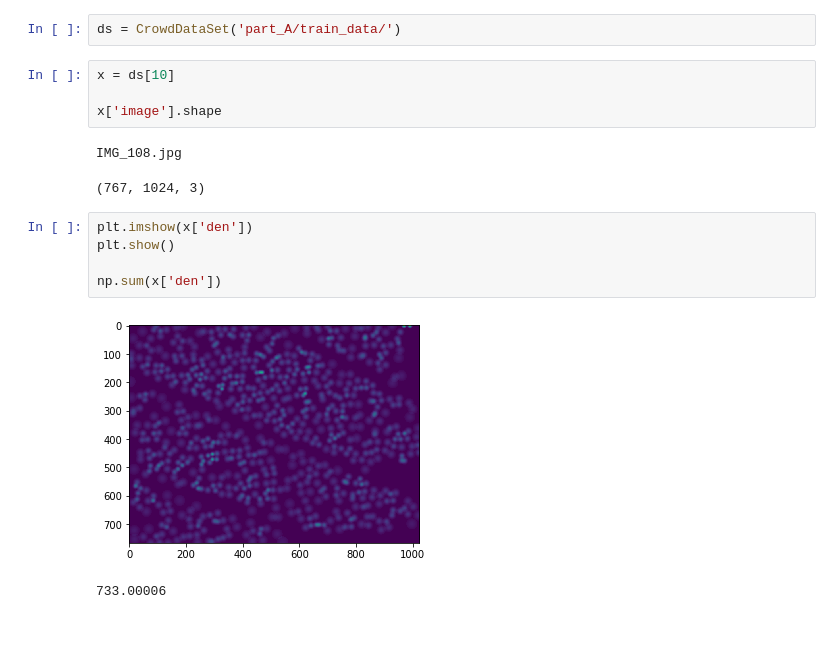
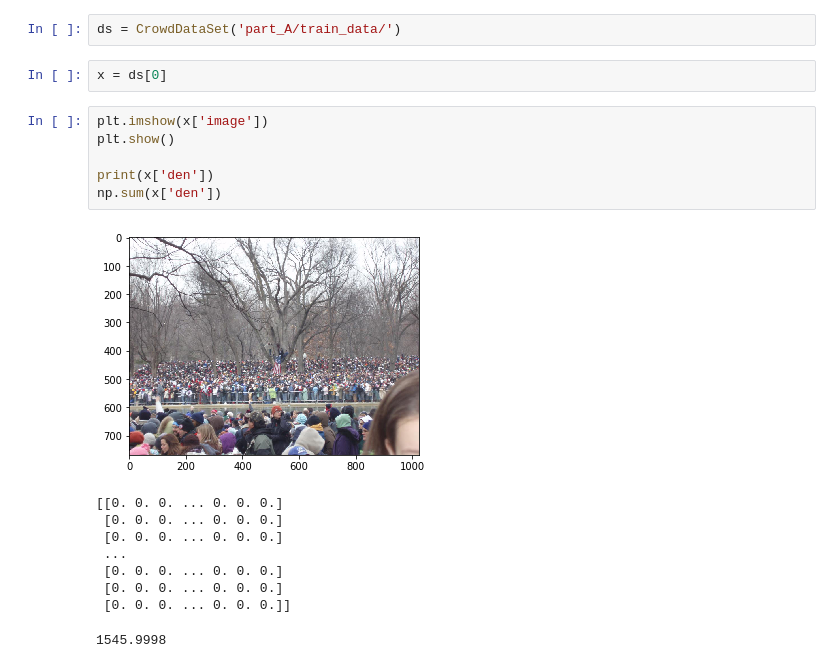
Before and after one commit to stanleykywu/covid-19-crowd-counting, a Jupyter notebook: Exploration.ipynb, the cells around one changed output. Saved outputs shown, nothing was run; the diff lists cells and outputs as text; blank space fills up the shorter version.

```diff
--- a/Exploration.ipynb
+++ b/Exploration.ipynb
@@ -77,21 +67,24 @@ import matplotlib.pyplot as plt
 import numpy as np
 # %%
 ds = CrowdDataSet('part_A/train_data/')
-# %%
-x = ds[10]
-
-x['image'].shape
-# %% [output]
-IMG_108.jpg
-(767, 1024, 3)
+# %%
+x = ds[0]
 # %%
-plt.imshow(x['den'])
+plt.imshow(x['image'])
 plt.show()
 
+print(x['den'])
 np.sum(x['den'])
 # %% [output]
-[figure, old version]
+[figure, new version]
-733.00006
+[[0. 0. 0. ... 0. 0. 0.]
+ [0. 0. 0. ... 0. 0. 0.]
+ [0. 0. 0. ... 0. 0. 0.]
+ ...
+ [0. 0. 0. ... 0. 0. 0.]
+ [0. 0. 0. ... 0. 0. 0.]
+ [0. 0. 0. ... 0. 0. 0.]]
+1545.9998
 # %%
 from data import CrowdDataSet
 from data import default_train_transforms
```
Also changed, not shown: parts of 5 cells of this notebook, 4 other files.
